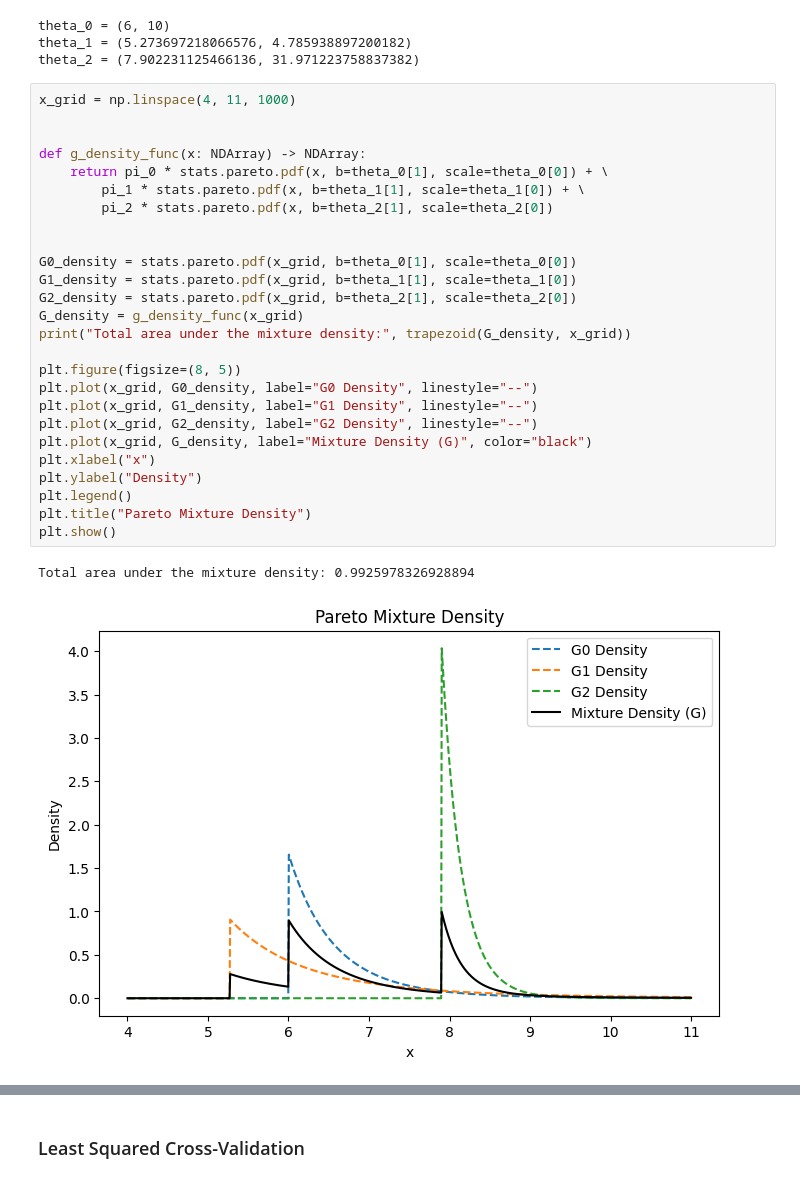
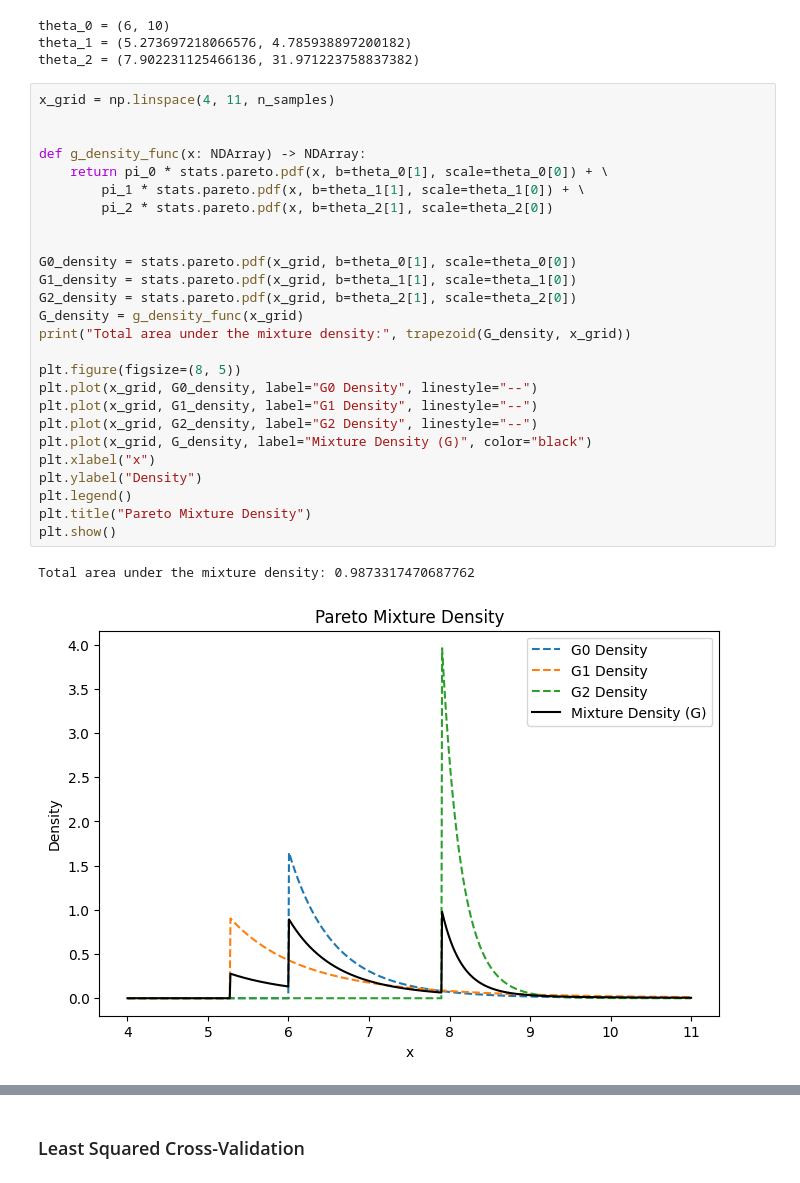
Before and after one commit to robertmackevic/pnp, a Jupyter notebook: lab3/nonparametric-density-estimation.ipynb, the cells around one changed output, grey strips where cells are left out. Saved outputs shown, nothing was run; the diff lists cells and outputs as text.

```diff
--- a/lab3/nonparametric-density-estimation.ipynb
+++ b/lab3/nonparametric-density-estimation.ipynb
@@ -110,34 +110,34 @@ theta_0 = (6, 10)
 theta_1 = (5.273697218066576, 4.785938897200182)
 theta_2 = (7.902231125466136, 31.971223758837382)
 # %%
-x_grid = np.linspace(4, 11, 1000)
+x_grid = np.linspace(4, 11, n_samples)
 
 
 def g_density_func(x: NDArray) -> NDArray:
     return pi_0 * stats.pareto.pdf(x, b=theta_0[1], scale=theta_0[0]) + \
         pi_1 * stats.pareto.pdf(x, b=theta_1[1], scale=theta_1[0]) + \
         pi_2 * stats.pareto.pdf(x, b=theta_2[1], scale=theta_2[0])
 
 
 G0_density = stats.pareto.pdf(x_grid, b=theta_0[1], scale=theta_0[0])
 G1_density = stats.pareto.pdf(x_grid, b=theta_1[1], scale=theta_1[0])
 G2_density = stats.pareto.pdf(x_grid, b=theta_2[1], scale=theta_2[0])
 G_density = g_density_func(x_grid)
 print("Total area under the mixture density:", trapezoid(G_density, x_grid))
 
 plt.figure(figsize=(8, 5))
 plt.plot(x_grid, G0_density, label="G0 Density", linestyle="--")
 plt.plot(x_grid, G1_density, label="G1 Density", linestyle="--")
 plt.plot(x_grid, G2_density, label="G2 Density", linestyle="--")
 plt.plot(x_grid, G_density, label="Mixture Density (G)", color="black")
 plt.xlabel("x")
 plt.ylabel("Density")
 plt.legend()
 plt.title("Pareto Mixture Density")
 plt.show()
 # %% [output]
-Total area under the mixture density: 0.9925978326928894
+Total area under the mixture density: 0.9873317470687762
-[figure, old version]
+[figure, new version]
 # %%
 component_indices = np.random.choice([0, 1, 2], size=n_samples, p=[pi_0, pi_1, pi_2])
 samples = np.zeros(n_samples)
```
Also changed, not shown: parts of 5 cells of this notebook, 1 other file.
